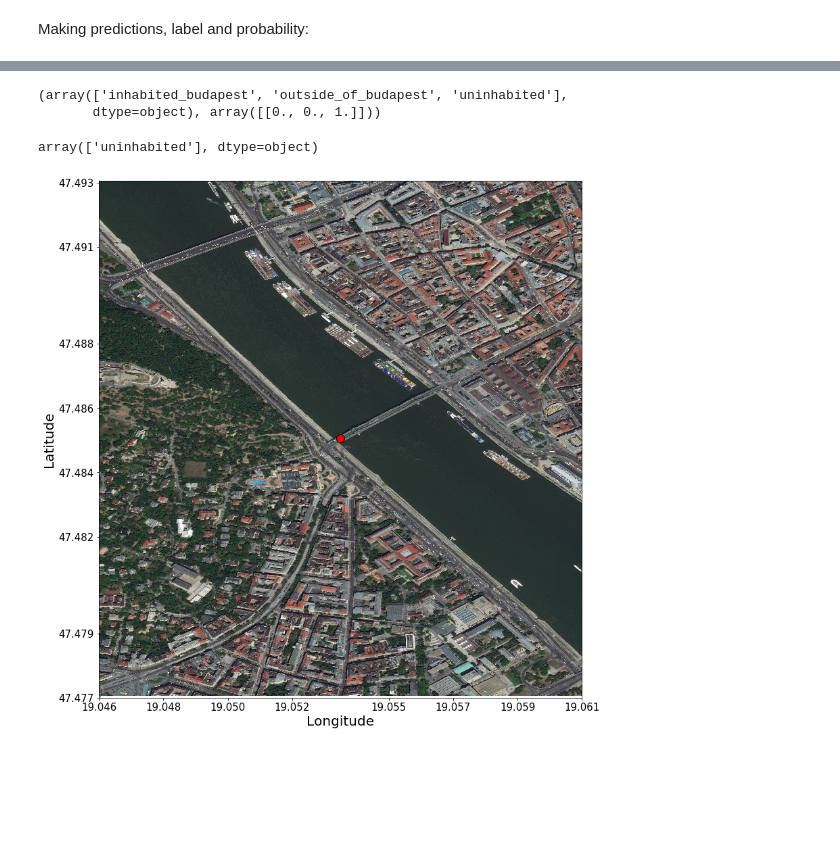
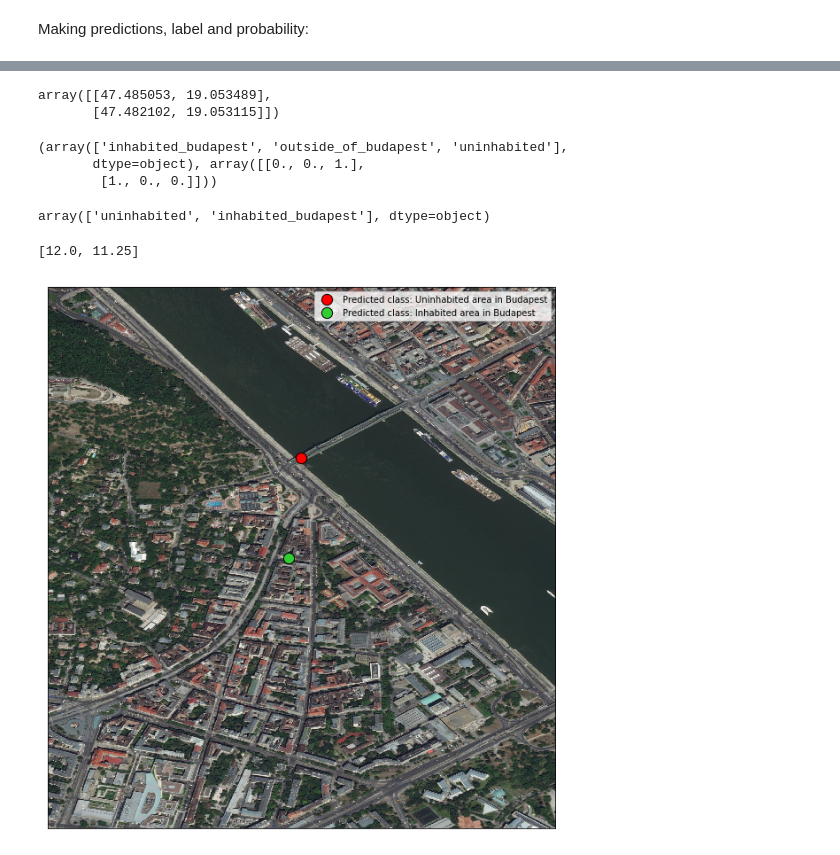
Before and after one commit to tszereny/real_estate_machine_learning, a Jupyter notebook: notebook/Classification.ipynb, the cells around one changed output, grey strips where cells are left out. Saved outputs shown, nothing was run; the diff lists cells and outputs as text; code cells hidden in the pictures; blank space fills up the shorter version.

```diff
--- a/notebook/Classification.ipynb
+++ b/notebook/Classification.ipynb
@@ -169,17 +196,36 @@ Making predictions, label and probability:
+# %%
+latitude_0, longitude_0 = 47.485053, 19.053489
+latitude_1, longitude_1 = 47.482102, 19.053115
 # %%
 lat, lng = 47.485053, 19.053489
+# %%
+np.array([[latitude_0, longitude_0], [latitude_1, longitude_1]])
+# %% [output]
+array([[47.485053, 19.053489],
+       [47.482102, 19.053115]])
 # %%
-neigh_cls.classes_, neigh_cls.predict_proba(X=[[lat, lng]])
+neigh_cls.classes_, neigh_cls.predict_proba(X=[[latitude_0, longitude_0], [latitude_1, longitude_1]])
 # %% [output]
 (array(['inhabited_budapest', 'outside_of_budapest', 'uninhabited'],
-       dtype=object), array([[0., 0., 1.]]))
+       dtype=object), array([[0., 0., 1.],
+        [1., 0., 0.]]))
 # %%
-neigh_cls.predict(X=[[lat, lng]])
+neigh_cls.predict(X=[[latitude_0, longitude_0], [latitude_1, longitude_1]])
 # %% [output]
-array(['uninhabited'], dtype=object)
+array(['uninhabited', 'inhabited_budapest'], dtype=object)
+# %%
+fs = np.array((15.0, 14.0625))*0.8
+# %%
+fs.tolist()
+# %% [output]
+[12.0, 11.25]
 # %%
-fig, ax = viz.plot_scatter_map(x=np.array([lng+0.0075, lng-0.0075]), y=np.array([lat+0.008, lat-0.008]), xlabel='Longitude', figsize=(15.0, 14.0625), ylabel='Latitude', alpha = 0.6, dpi=180, service='World_Imagery')
-ax.scatter(lng, lat, c='r', s=140, edgecolors='Black')
+fig, ax = viz.create_background_map(x=np.array([longitude_0+0.0075, longitude_0-0.0075]), y=np.array([latitude_1+0.008, latitude_1-0.008]), figsize=fs.tolist(), dpi=180, service='World_Imagery')
+# ax.scatter((longitude_0, longitude_1), (latitude_0, latitude_1), c=['r', 'g'], s=150, edgecolors='Black')
+ax.scatter(longitude_0, latitude_0, c='r', s=150, edgecolors='Black')
+ax.scatter(longitude_1, latitude_1, c='limegreen', s=150, edgecolors='Black')
+ax.legend(['Predicted class: Uninhabited area in Budapest', 'Predicted class: Inhabited area in Budapest'])
 plt.show()
+# shrink=0.05,
 # %% [output]
-[figure, old version]
+[figure, new version]
```
Also changed, not shown: parts of 12 cells of this notebook.
